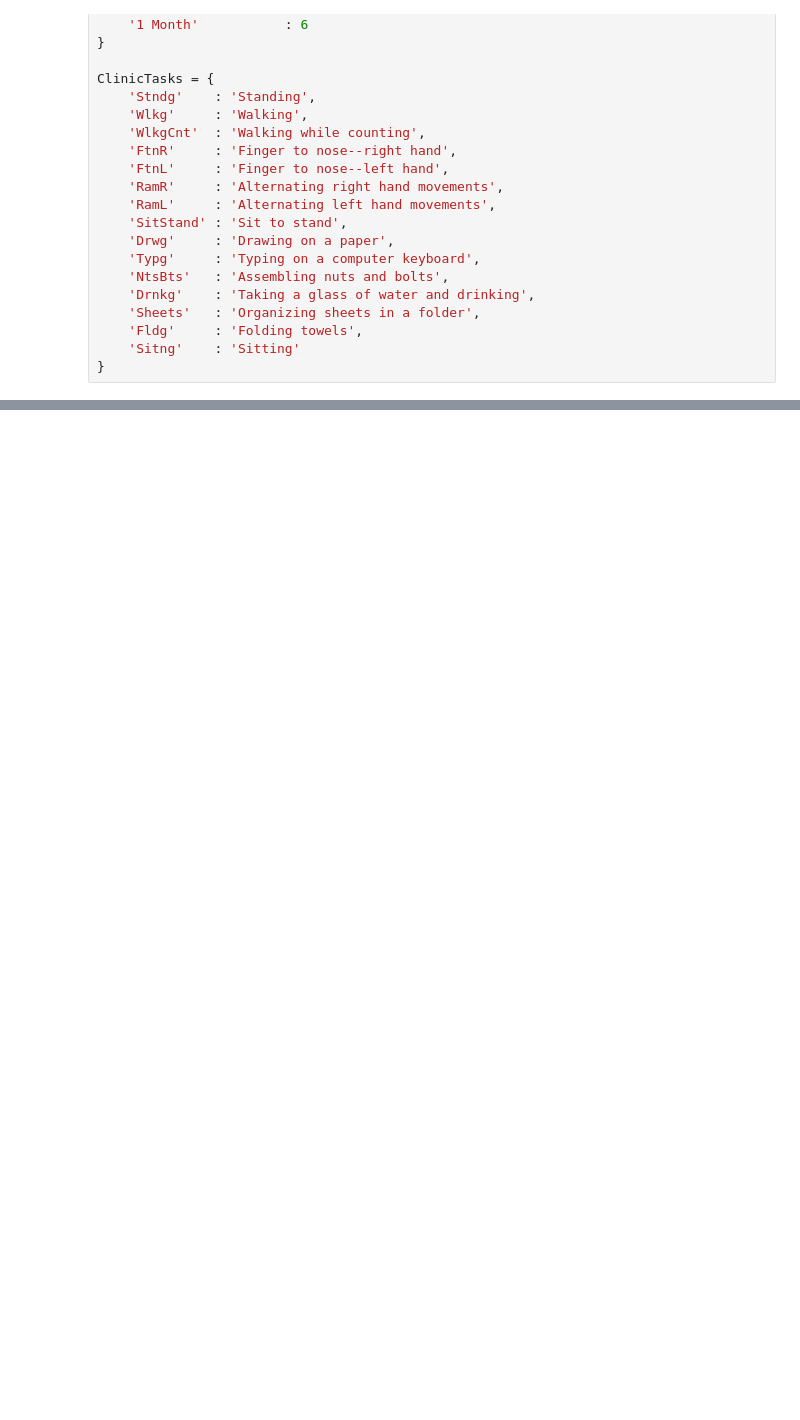
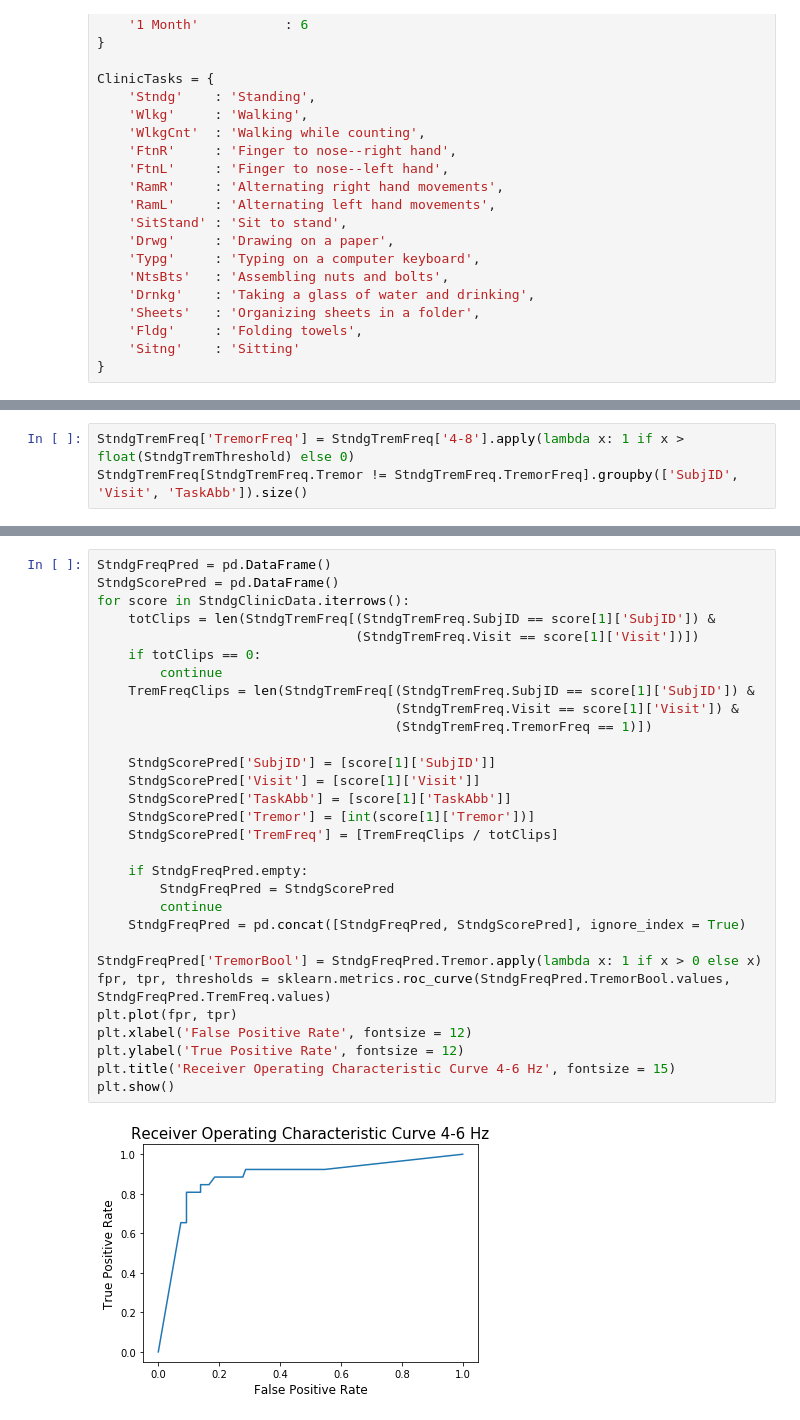
Before and after one commit to nshawen/CIS_PD, a Jupyter notebook: StandSitTremorFFTAnalysis.ipynb, the cells around one changed output, grey strips where cells are left out. Cells and saved outputs as stored; diff of their text form; blank space fills up the shorter version.

```diff
--- a/StandSitTremorFFTAnalysis.ipynb
+++ b/StandSitTremorFFTAnalysis.ipynb
@@ -103,0 +271,3 @@ nan
+# %%
+StndgTremFreq['TremorFreq'] = StndgTremFreq['4-8'].apply(lambda x: 1 if x > float(StndgTremThreshold) else 0)
+StndgTremFreq[StndgTremFreq.Tremor != StndgTremFreq.TremorFreq].groupby(['SubjID', 'Visit', 'TaskAbb']).size()
@@ -103,0 +369,32 @@ nan
+# %%
+StndgFreqPred = pd.DataFrame()
+StndgScorePred = pd.DataFrame()
+for score in StndgClinicData.iterrows():
+    totClips = len(StndgTremFreq[(StndgTremFreq.SubjID == score[1]['SubjID']) &
+                                 (StndgTremFreq.Visit == score[1]['Visit'])])
+    if totClips == 0:
+        continue
+    TremFreqClips = len(StndgTremFreq[(StndgTremFreq.SubjID == score[1]['SubjID']) &
+                                      (StndgTremFreq.Visit == score[1]['Visit']) &
+                                      (StndgTremFreq.TremorFreq == 1)])
+
+    StndgScorePred['SubjID'] = [score[1]['SubjID']]
+    StndgScorePred['Visit'] = [score[1]['Visit']]
+    StndgScorePred['TaskAbb'] = [score[1]['TaskAbb']]
+    StndgScorePred['Tremor'] = [int(score[1]['Tremor'])]
+    StndgScorePred['TremFreq'] = [TremFreqClips / totClips]
+
+    if StndgFreqPred.empty:
+        StndgFreqPred = StndgScorePred
+        continue
+    StndgFreqPred = pd.concat([StndgFreqPred, StndgScorePred], ignore_index = True)
+
+StndgFreqPred['TremorBool'] = StndgFreqPred.Tremor.apply(lambda x: 1 if x > 0 else x)
+fpr, tpr, thresholds = sklearn.metrics.roc_curve(StndgFreqPred.TremorBool.values, StndgFreqPred.TremFreq.values)
+plt.plot(fpr, tpr)
+plt.xlabel('False Positive Rate', fontsize = 12)
+plt.ylabel('True Positive Rate', fontsize = 12)
+plt.title('Receiver Operating Characteristic Curve 4-6 Hz', fontsize = 15)
+plt.show()
+# %% [output]
+[figure, added]
```
Also changed, not shown: parts of 15 cells of this notebook.
